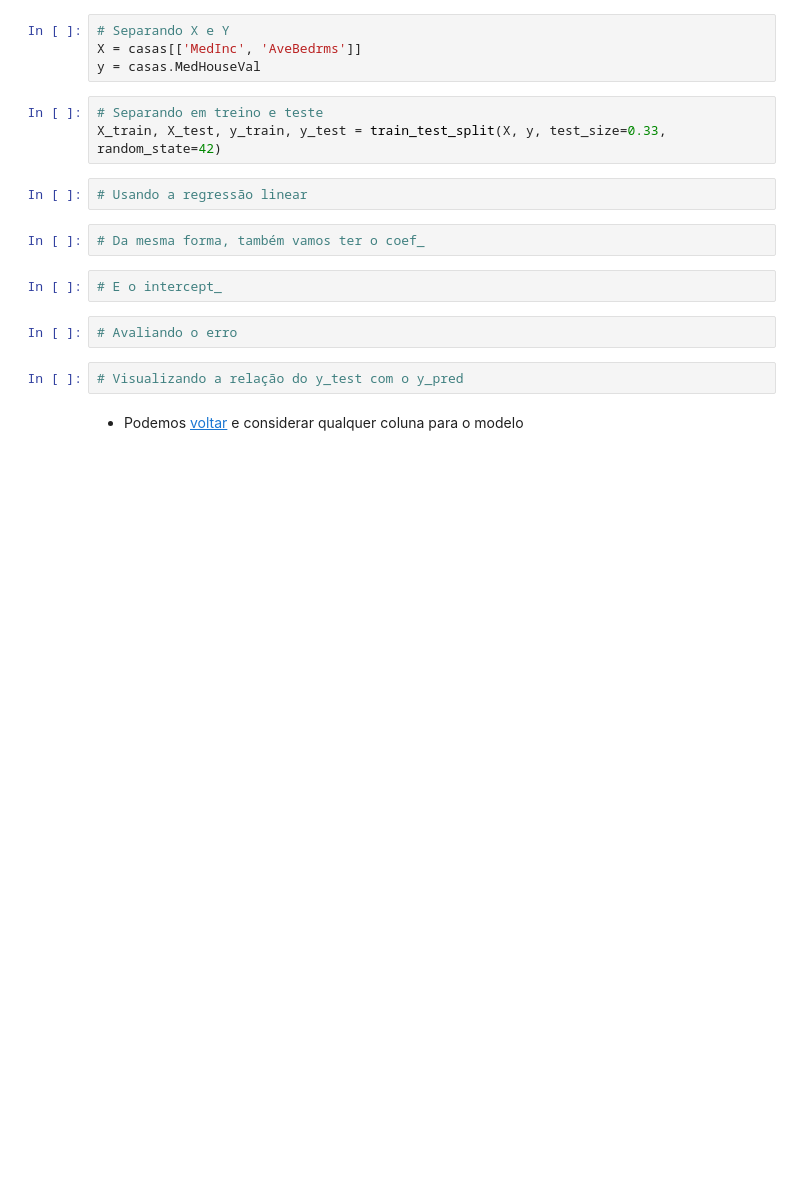
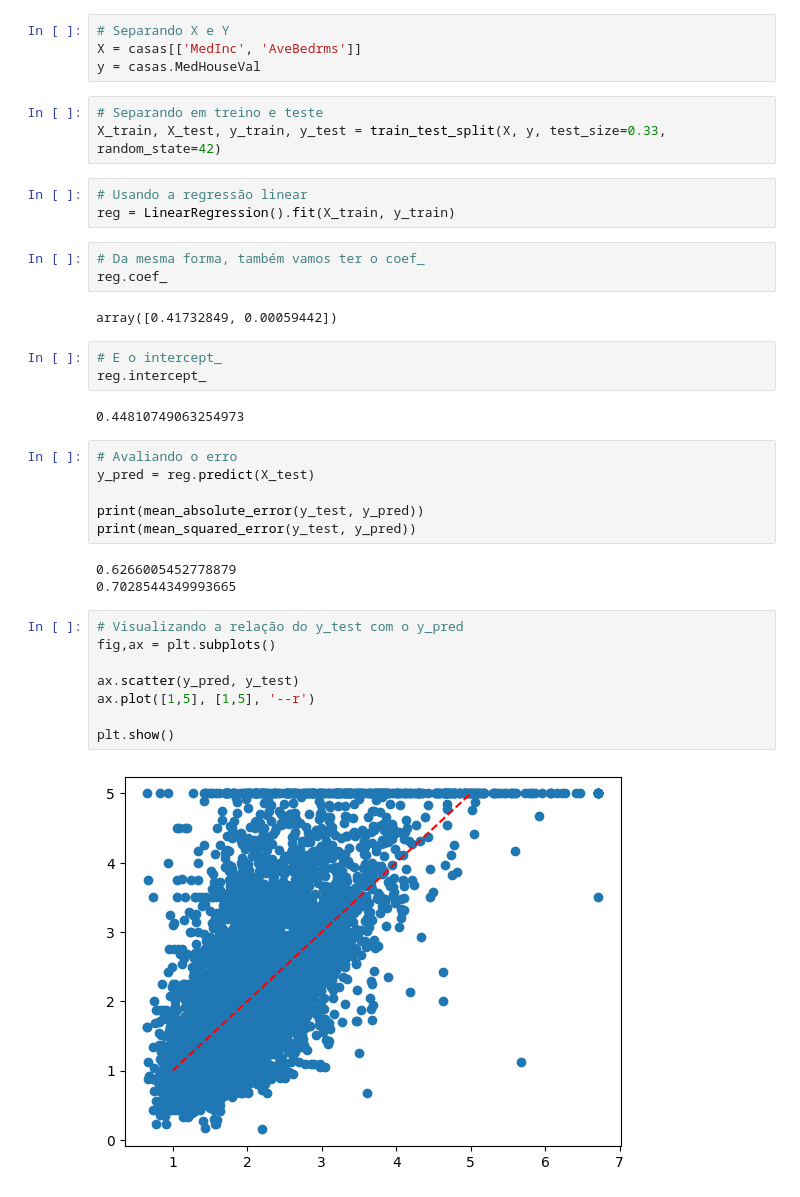
Before and after one commit to Gustavocaris/Data_Science, a Jupyter notebook: 06_Machine_Learning/Algoritmos_de_aprendizado/02 r.linear/02-regressão_linear.ipynb, the cells around one changed output. Saved outputs shown, nothing was run; the diff lists cells and outputs as text; blank space fills up the shorter version.

```diff
--- a/06_Machine_Learning/Algoritmos_de_aprendizado/02 r.linear/02-regressão_linear.ipynb
+++ b/06_Machine_Learning/Algoritmos_de_aprendizado/02 r.linear/02-regressão_linear.ipynb
@@ -233,13 +233,33 @@ y = casas.MedHouseVal
 X_train, X_test, y_train, y_test = train_test_split(X, y, test_size=0.33, random_state=42)
 # %%
 # Usando a regressão linear
+reg = LinearRegression().fit(X_train, y_train)
 # %%
 # Da mesma forma, também vamos ter o coef_
+reg.coef_
+# %% [output]
+array([0.41732849, 0.00059442])
 # %%
 # E o intercept_
+reg.intercept_
+# %% [output]
+0.44810749063254973
-# %%
-# Avaliando o erro
+# %%
+# Avaliando o erro
+y_pred = reg.predict(X_test)
+
+print(mean_absolute_error(y_test, y_pred))
+print(mean_squared_error(y_test, y_pred))
+# %% [output]
+0.6266005452778879
+0.7028544349993665
 # %%
 # Visualizando a relação do y_test com o y_pred
+fig,ax = plt.subplots()
+
+ax.scatter(y_pred, y_test)
+ax.plot([1,5], [1,5], '--r')
+
+plt.show()
+# %% [output]
+[figure, added]
-# %% [markdown]
-- Podemos [voltar](#linear_multipla) e considerar qualquer coluna para o modelo
```
Also changed, not shown: 2 other files.
